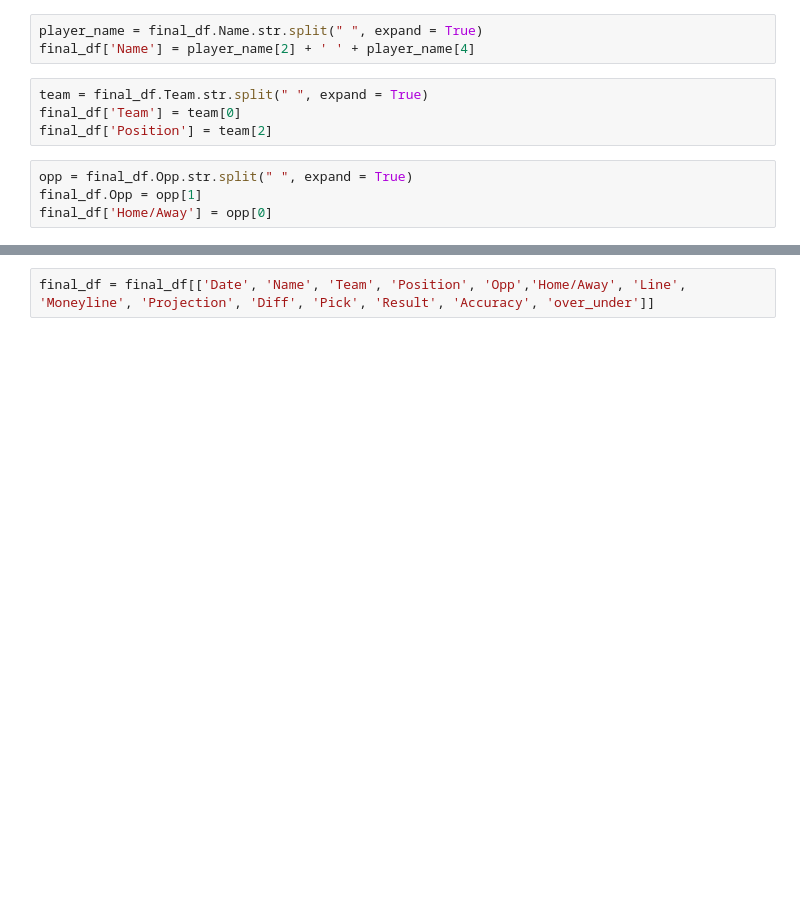
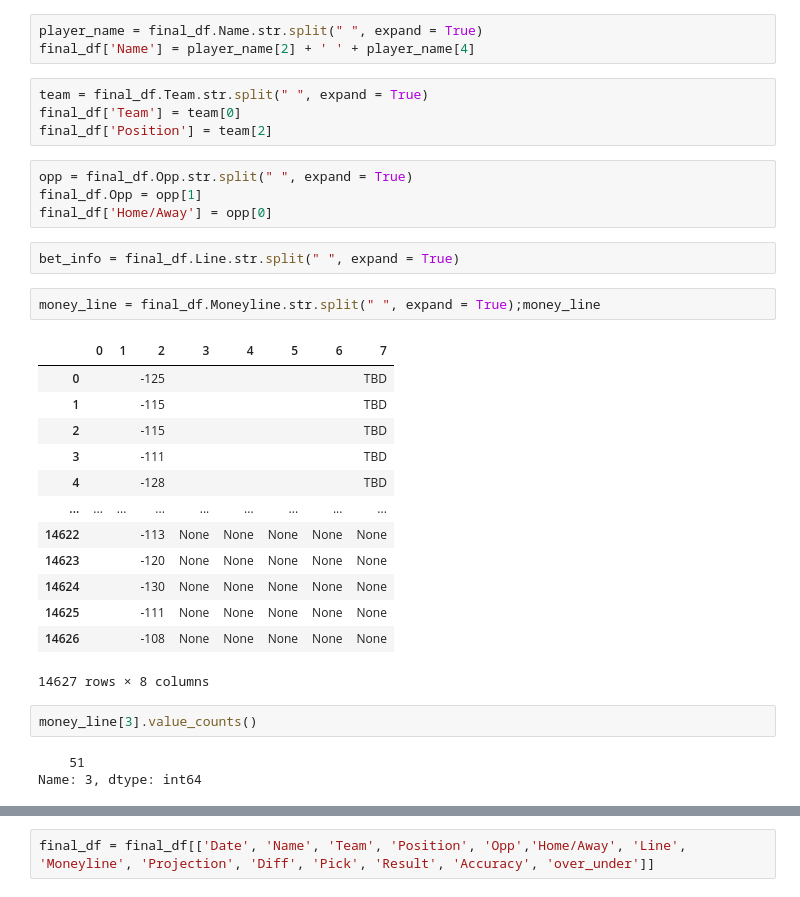
Before and after one commit to VinceDiR/celestial_body_size_predictor, a Jupyter notebook: mvp_script.ipynb, the cells around one changed output, grey strips where cells are left out. Saved outputs shown, nothing was run; the diff lists cells and outputs as text; blank space fills up the shorter version.

```diff
--- a/mvp_script.ipynb
+++ b/mvp_script.ipynb
@@ -164,3 +145,26 @@ final_df['Position'] = team[2]
 opp = final_df.Opp.str.split(" ", expand = True)
 final_df.Opp = opp[1]
 final_df['Home/Away'] = opp[0]
+# %%
+bet_info = final_df.Line.str.split(" ", expand = True)
+# %%
+money_line = final_df.Moneyline.str.split(" ", expand = True);money_line
+# %% [output]
+|  | 0 | 1 | 2 | 3 | 4 | 5 | 6 | 7 |
+| 0 |  |  | -125 |  |  |  |  | TBD |
+| 1 |  |  | -115 |  |  |  |  | TBD |
+| 2 |  |  | -115 |  |  |  |  | TBD |
+| 3 |  |  | -111 |  |  |  |  | TBD |
+| 4 |  |  | -128 |  |  |  |  | TBD |
+| ... | ... | ... | ... | ... | ... | ... | ... | ... |
+| 14622 |  |  | -113 | None | None | None | None | None |
+| 14623 |  |  | -120 | None | None | None | None | None |
+| 14624 |  |  | -130 | None | None | None | None | None |
+| 14625 |  |  | -111 | None | None | None | None | None |
+| 14626 |  |  | -108 | None | None | None | None | None |
+14627 rows × 8 columns
+# %%
+money_line[3].value_counts()
+# %% [output]
+    51
+Name: 3, dtype: int64
```
Also changed, not shown: parts of 51 cells of this notebook, 1 other file.
